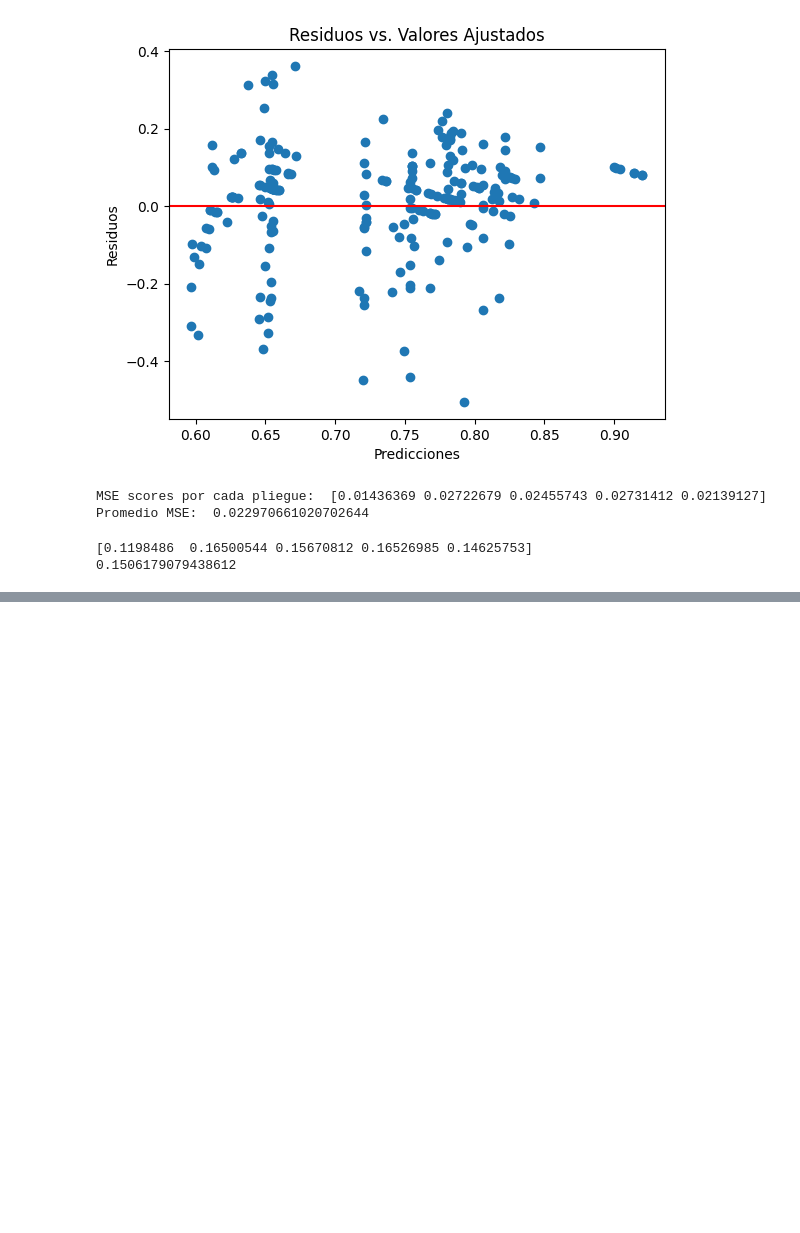
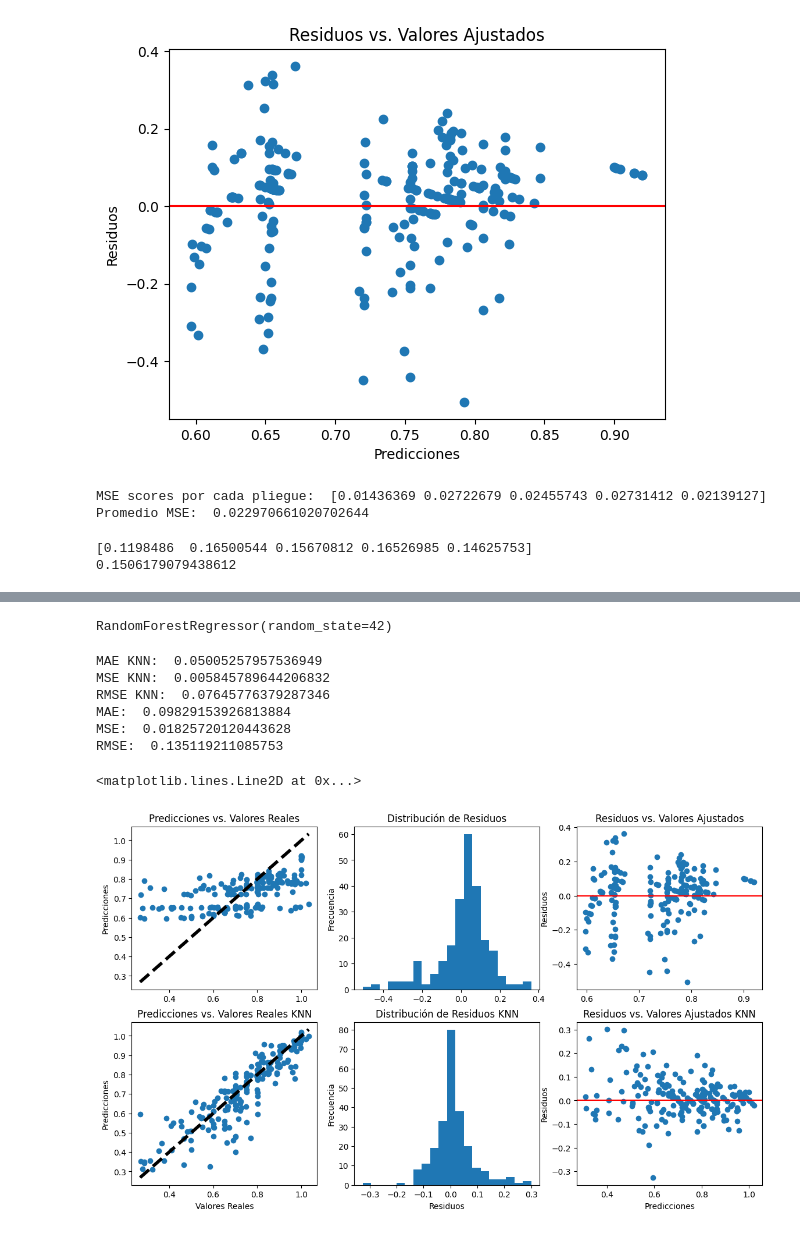
Before and after one commit to DiegoRojasMarinkelle/Proyecto-1---ACTD, a Jupyter notebook: Modelo_predictivo.ipynb, the cells around one changed output, grey strips where cells are left out. Cells and saved outputs as stored; diff of their text form; code cells hidden in the pictures; blank space fills up the shorter version.

Commit message:
Se agrego modelo, completando datos con el metodo KNN, ademas se agregaron visualizaciones comparativas

```diff
--- a/Modelo_predictivo.ipynb
+++ b/Modelo_predictivo.ipynb
@@ -114,0 +142,74 @@ print(rmse_scores.mean())
+# %%
+X_train1, X_test1, y_train1, y_test1 = train_test_split(X1, y1, test_size=0.2, random_state=42)
+# %%
+model1 = RandomForestRegressor(random_state=42)
+# %%
+model1.fit(X_train1, y_train1)
+# %% [output]
+RandomForestRegressor(random_state=42)
+# %%
+
+y_pred1 = model1.predict(X_test1)
+MAE1 = metrics.mean_absolute_error(y_test1, y_pred1)
+
+# mean squared error
+MSE1 = metrics.mean_squared_error(y_test1, y_pred1)
+
+# root mean squared error
+RMSE1 = np.sqrt(MSE1)
+# %%
+print("MAE KNN: ", MAE1)
+print("MSE KNN: ", MSE1)
+print("RMSE KNN: ", RMSE1)
+
+print("MAE: ", MAE)
+print("MSE: ", MSE)
+print("RMSE: ", RMSE)
+# %% [output]
+MAE KNN:  0.05005257957536949
+MSE KNN:  0.005845789644206832
+RMSE KNN:  0.07645776379287346
+MAE:  0.09829153926813884
+MSE:  0.01825720120443628
+RMSE:  0.135119211085753
+# %%
+residuos = y_test - y_pred
+residuos1 = y_test1 - y_pred1
+
+fig, axs = plt.subplots(2, 3, figsize=(14, 8))
+
+# Primer modelo
+axs[0, 0].scatter(y_test, y_pred)
+axs[0, 0].set_ylabel('Predicciones')
+axs[0, 0].set_title('Predicciones vs. Valores Reales')
+axs[0, 0].plot([y_test.min(), y_test.max()], [y_test.min(), y_test.max()], 'k--', lw=4)
+
+axs[0, 1].hist(residuos, bins=20)
+axs[0, 1].set_ylabel('Frecuencia')
+axs[0, 1].set_title('Distribución de Residuos')
+
+axs[0, 2].scatter(y_pred, residuos)
+axs[0, 2].set_ylabel('Residuos')
+axs[0, 2].set_title('Residuos vs. Valores Ajustados')
+axs[0, 2].axhline(y=0, color='r', linestyle='-')
+
+# Segundo modelo
+axs[1, 0].scatter(y_test1, y_pred1)
+axs[1, 0].set_xlabel('Valores Reales')
+axs[1, 0].set_ylabel('Predicciones')
+axs[1, 0].set_title('Predicciones vs. Valores Reales KNN')
+axs[1, 0].plot([y_test1.min(), y_test1.max()], [y_test1.min(), y_test1.max()], 'k--', lw=4)
+
+axs[1, 1].hist(residuos1, bins=20)
+axs[1, 1].set_xlabel('Residuos')
+axs[1, 1].set_ylabel('Frecuencia')
+axs[1, 1].set_title('Distribución de Residuos KNN')
+
+axs[1, 2].scatter(y_pred1, residuos1)
+axs[1, 2].set_xlabel('Predicciones')
+axs[1, 2].set_ylabel('Residuos')
+axs[1, 2].set_title('Residuos vs. Valores Ajustados KNN')
+axs[1, 2].axhline(y=0, color='r', linestyle='-')
+# %% [output]
+<matplotlib.lines.Line2D at 0x...>
+[figure, added]
```
Also changed, not shown: parts of 5 cells of this notebook.
